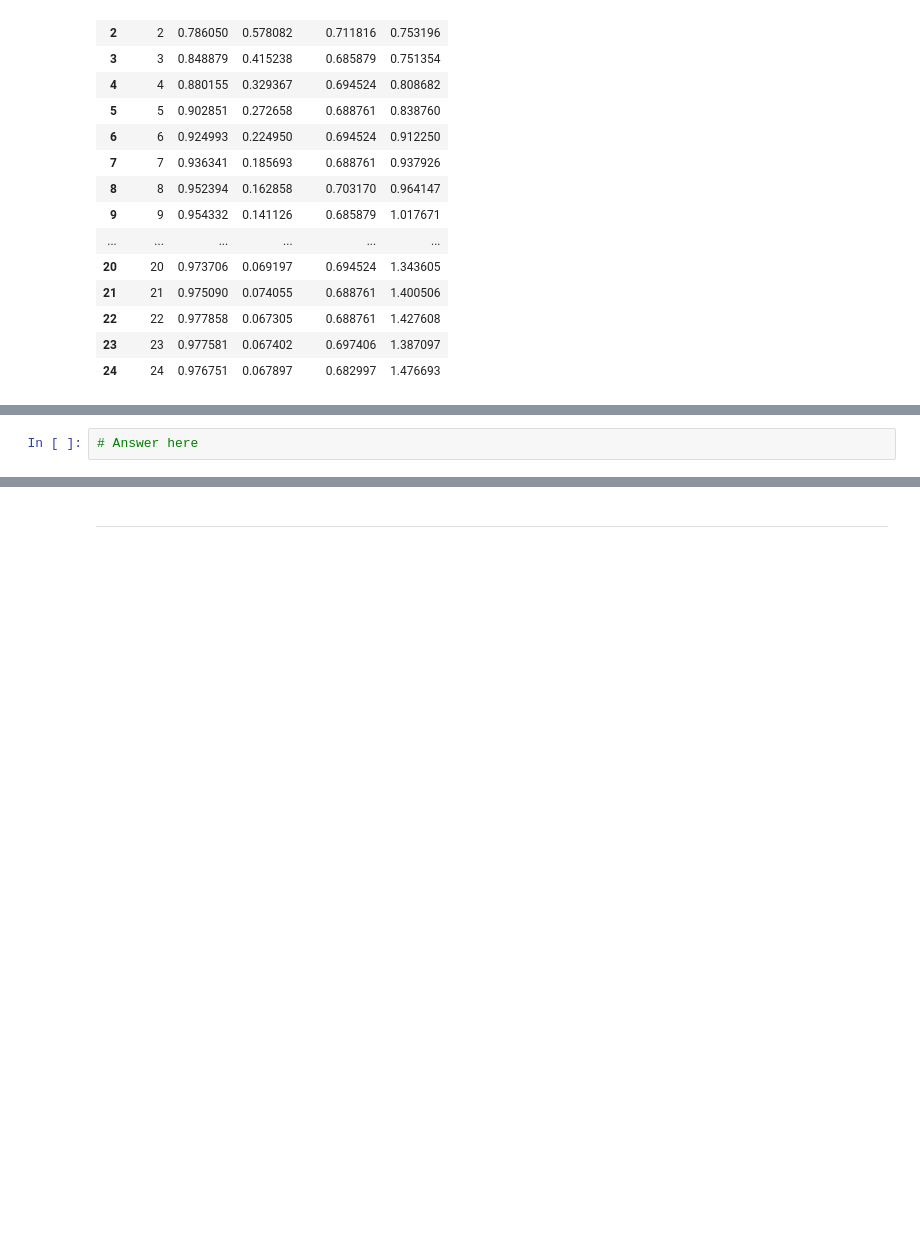
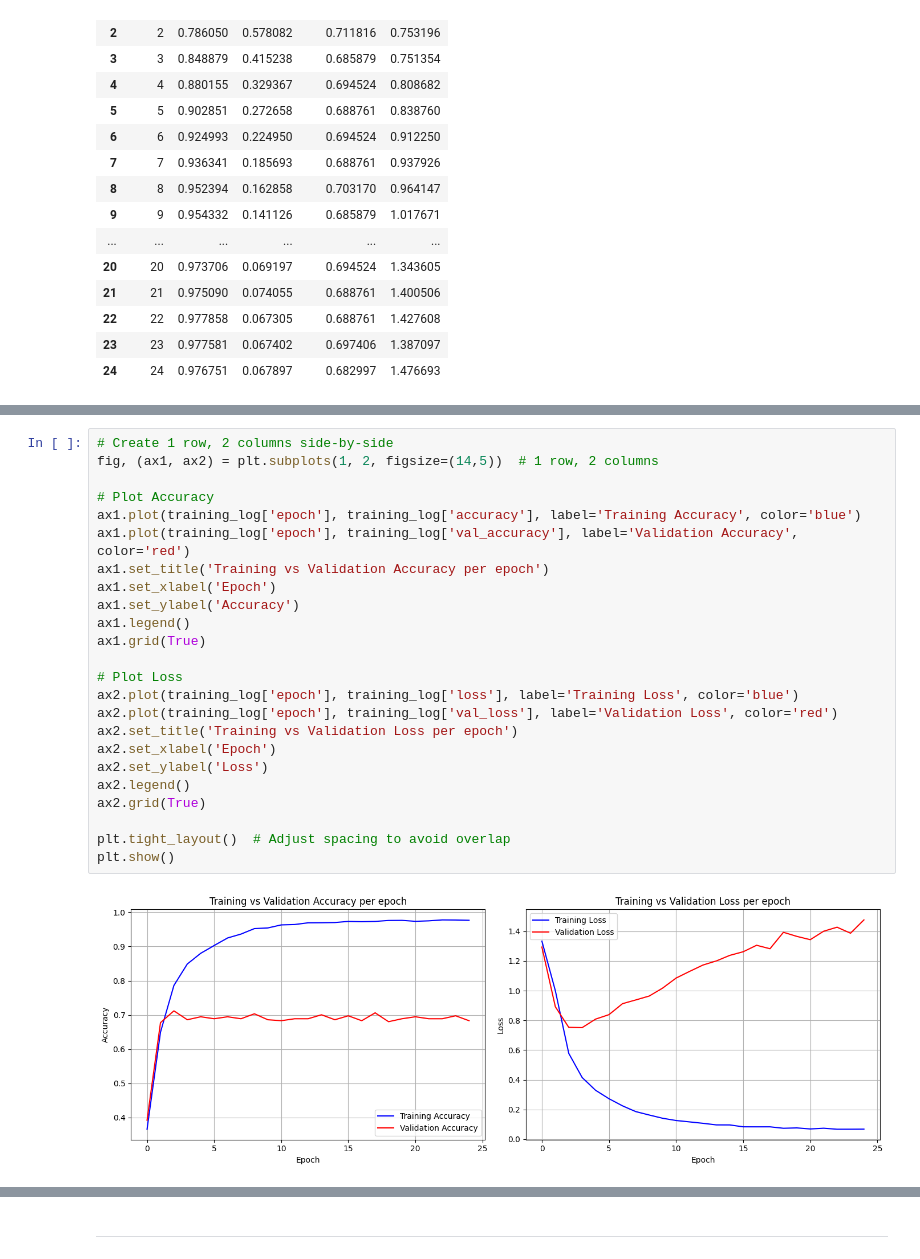
Before and after one commit to chiajungchang2003/DM2025-Lab2-Exercise, a Jupyter notebook: DM2025-Lab2-Master-Phase_1.ipynb, the cells around one changed output, grey strips where cells are left out. Drawn from its saved outputs; the diff is of its cells as text; blank space fills up the shorter version.

```diff
--- a/DM2025-Lab2-Master-Phase_1.ipynb
+++ b/DM2025-Lab2-Master-Phase_1.ipynb
@@ -859,5 +859,29 @@ training_log
 Plot the Training and Validation Accuracy and Loss (different plots), just like the images below.(Note: the pictures below are an example from a different model). How to interpret the graphs you got? How are they related to the concept of overfitting/underfitting covered in class?
 
 ![pic3.png](./pics/pic3.png)  ![pic4.png](./pics/pic4.png)
-# %%
-# Answer here
+# %%
+# Create 1 row, 2 columns side-by-side
+fig, (ax1, ax2) = plt.subplots(1, 2, figsize=(14,5))  # 1 row, 2 columns
+
+# Plot Accuracy
+ax1.plot(training_log['epoch'], training_log['accuracy'], label='Training Accuracy', color='blue')
+ax1.plot(training_log['epoch'], training_log['val_accuracy'], label='Validation Accuracy', color='red')
+ax1.set_title('Training vs Validation Accuracy per epoch')
+ax1.set_xlabel('Epoch')
+ax1.set_ylabel('Accuracy')
+ax1.legend()
+ax1.grid(True)
+
+# Plot Loss
+ax2.plot(training_log['epoch'], training_log['loss'], label='Training Loss', color='blue')
+ax2.plot(training_log['epoch'], training_log['val_loss'], label='Validation Loss', color='red')
+ax2.set_title('Training vs Validation Loss per epoch')
+ax2.set_xlabel('Epoch')
+ax2.set_ylabel('Loss')
+ax2.legend()
+ax2.grid(True)
+
+plt.tight_layout()  # Adjust spacing to avoid overlap
+plt.show()
+# %% [output]
+[figure, added]
```
Also changed, not shown: parts of 1 cell of this notebook.
